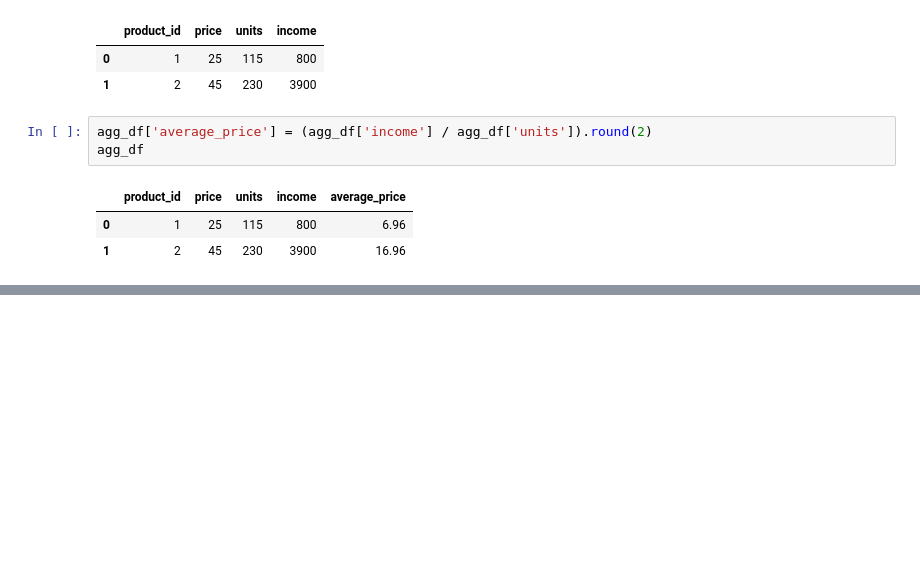
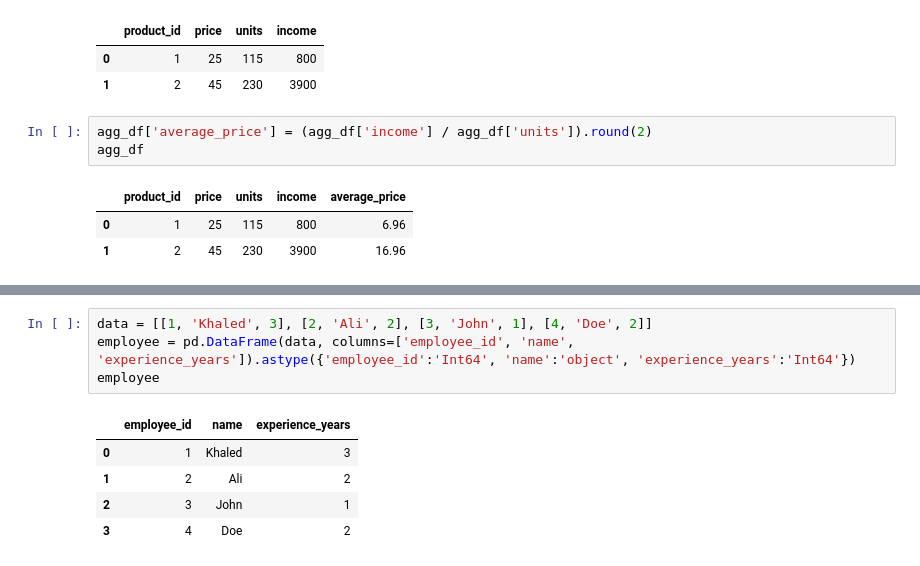
Before and after one commit to Swap-20/Leetcode-Pandas, a Jupyter notebook: Leetcode_Pandas.ipynb, the cells around one changed output, grey strips where cells are left out. Drawn from its saved outputs; the diff is of its cells as text; blank space fills up the shorter version.

```diff
--- a/Leetcode_Pandas.ipynb
+++ b/Leetcode_Pandas.ipynb
@@ -2055,0 +2073,10 @@ agg_df
+# %%
+data = [[1, 'Khaled', 3], [2, 'Ali', 2], [3, 'John', 1], [4, 'Doe', 2]]
+employee = pd.DataFrame(data, columns=['employee_id', 'name', 'experience_years']).astype({'employee_id':'Int64', 'name':'object', 'experience_years':'Int64'})
+employee
+# %% [output]
+|  | employee_id | name | experience_years |
+| 0 | 1 | Khaled | 3 |
+| 1 | 2 | Ali | 2 |
+| 2 | 3 | John | 1 |
+| 3 | 4 | Doe | 2 |
```
Also changed, not shown: parts of 6 cells of this notebook.
